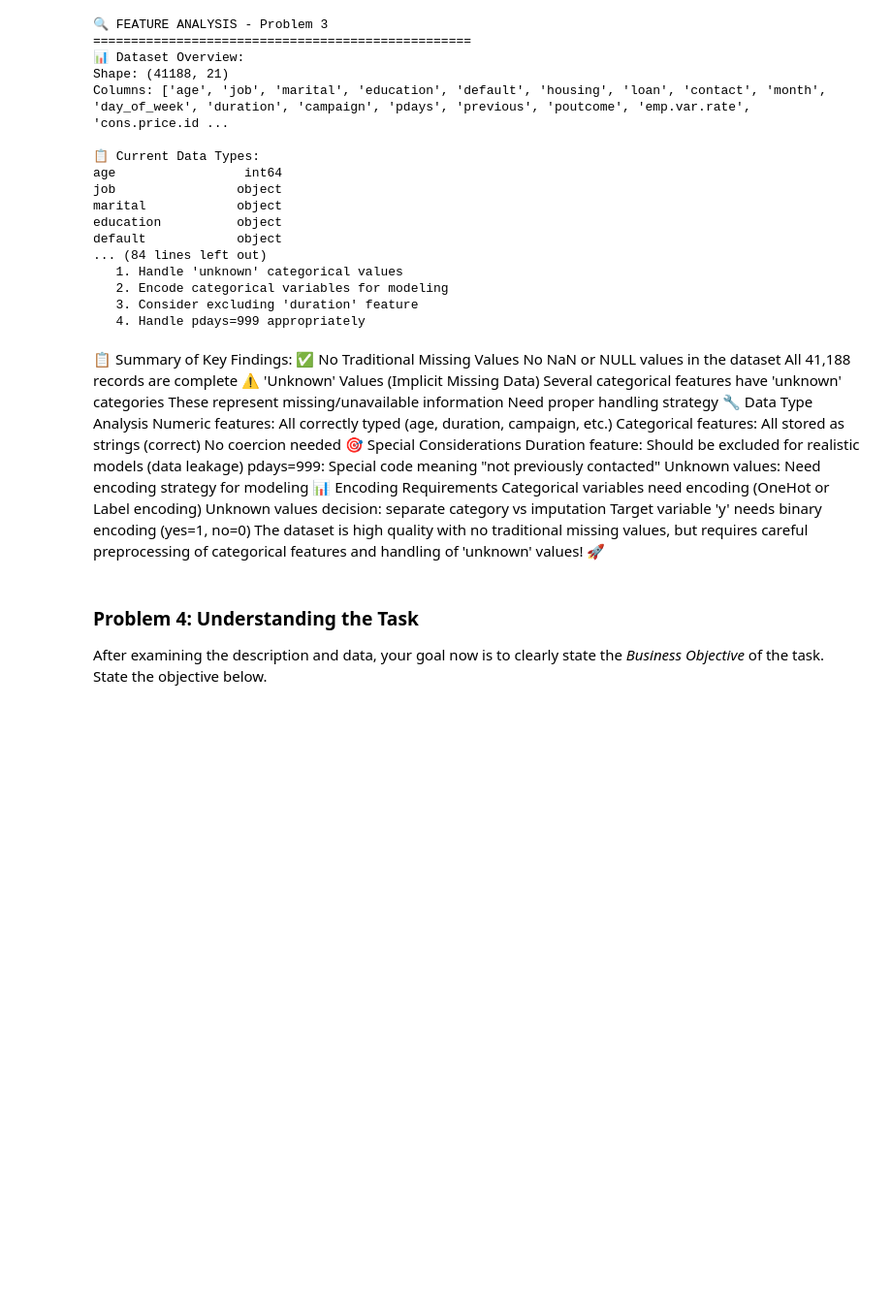
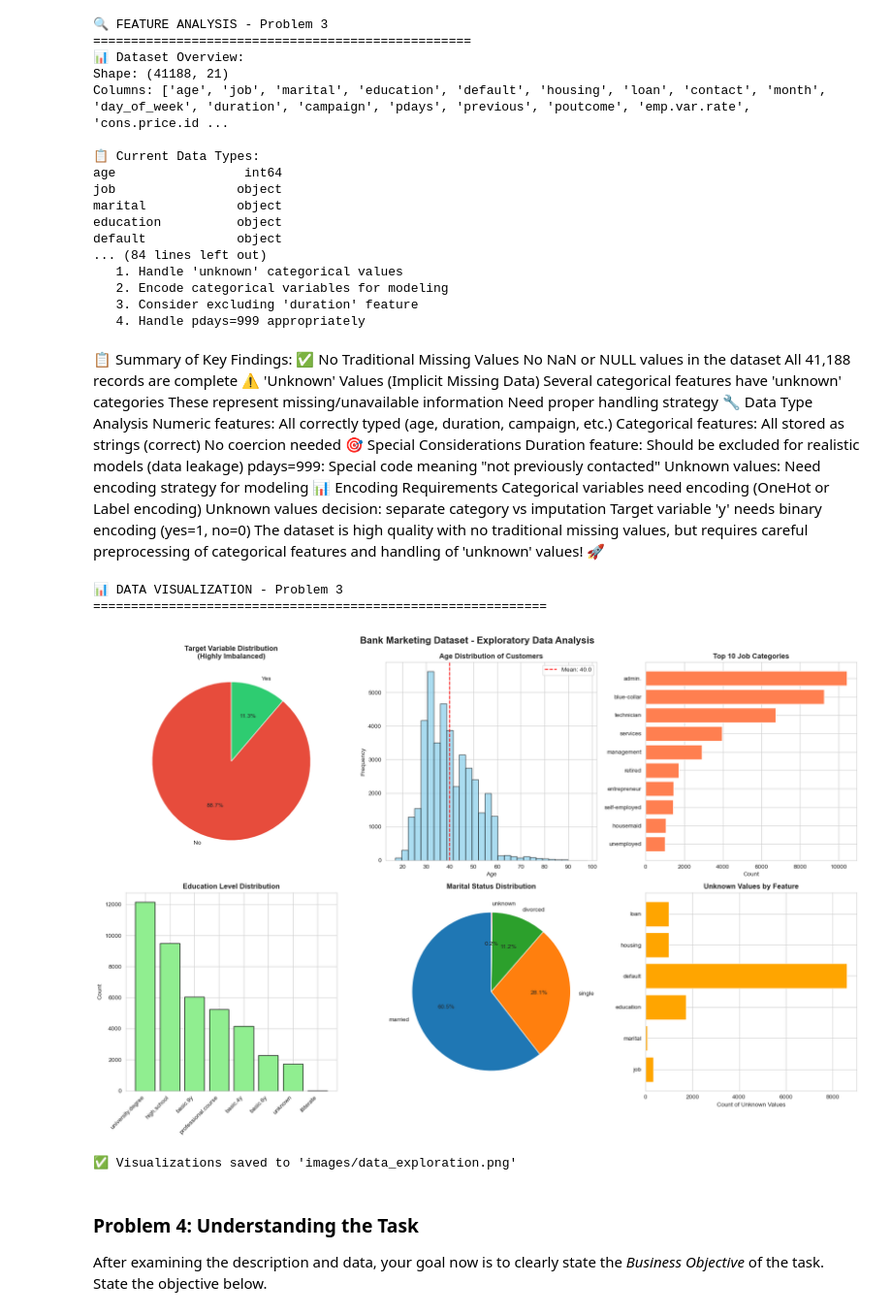
Before and after one commit to gaurav1der/ai-ml-project-work, a Jupyter notebook: submission/module-17/assignment-17.1/prompt_III.ipynb, the cells around one changed output. Shown at 97% size. Cells and saved outputs as stored; diff of their text form; code cells hidden in the pictures; blank space fills up the shorter version.

```diff
--- a/submission/module-17/assignment-17.1/prompt_III.ipynb
+++ b/submission/module-17/assignment-17.1/prompt_III.ipynb
@@ -245,6 +245,84 @@ Categorical variables need encoding (OneHot or Label encoding)
 Unknown values decision: separate category vs imputation
 Target variable 'y' needs binary encoding (yes=1, no=0)
 The dataset is high quality with no traditional missing values, but requires careful preprocessing of categorical features and handling of 'unknown' values! 🚀
+# %%
+import matplotlib.pyplot as plt
+import seaborn as sns
+
+print("\n📊 DATA VISUALIZATION - Problem 3")
+print("="*60)
+
+# Set style
+sns.set_style("whitegrid")
+plt.rcParams['figure.figsize'] = (15, 10)
+
+# Create subplots
+fig, axes = plt.subplots(2, 3, figsize=(18, 12))
+fig.suptitle('Bank Marketing Dataset - Exploratory Data Analysis', fontsize=16, fontweight='bold')
+
+# 1. Target Variable Distribution
+ax1 = axes[0, 0]
+target_counts = df['y'].value_counts()
+colors = ['#e74c3c', '#2ecc71']
+ax1.pie(target_counts, labels=['No', 'Yes'], autopct='%1.1f%%', colors=colors, startangle=90)
+ax1.set_title('Target Variable Distribution\n(Highly Imbalanced)', fontweight='bold')
+
+# 2. Age Distribution
+ax2 = axes[0, 1]
+ax2.hist(df['age'], bins=30, color='skyblue', edgecolor='black', alpha=0.7)
+ax2.axvline(df['age'].mean(), color='red', linestyle='--', label=f'Mean: {df["age"].mean():.1f}')
+ax2.set_xlabel('Age')
+ax2.set_ylabel('Frequency')
+ax2.set_title('Age Distribution of Customers', fontweight='bold')
+ax2.legend()
+
+# 3. Job Distribution (Top 10)
+ax3 = axes[0, 2]
+job_counts = df['job'].value_counts().head(10)
+ax3.barh(range(len(job_counts)), job_counts.values, color='coral')
+ax3.set_yticks(range(len(job_counts)))
+ax3.set_yticklabels(job_counts.index)
+ax3.set_xlabel('Count')
+ax3.set_title('Top 10 Job Categories', fontweight='bold')
+ax3.invert_yaxis()
+
+# 4. Education Level
+ax4 = axes[1, 0]
+education_counts = df['education'].value_counts()
+ax4.bar(range(len(education_counts)), education_counts.values, color='lightgreen', edgecolor='black')
+ax4.set_xticks(range(len(education_counts)))
+ax4.set_xticklabels(education_counts.index, rotation=45, ha='right')
+ax4.set_ylabel('Count')
+ax4.set_title('Education Level Distribution', fontweight='bold')
+
+# 5. Marital Status
+ax5 = axes[1, 1]
+marital_counts = df['marital'].value_counts()
+wedges, texts, autotexts = ax5.pie(marital_counts, labels=marital_counts.index,
+                                     autopct='%1.1f%%', startangle=90)
+ax5.set_title('Marital Status Distribution', fontweight='bold')
+
+# 6. Unknown Values Analysis
+ax6 = axes[1, 2]
+unknown_data = []
+for col in ['job', 'marital', 'education', 'default', 'housing', 'loan']:
+    unknown_count = (df[col] == 'unknown').sum()
+    unknown_data.append({'Feature': col, 'Unknown': unknown_count})
+unknown_df = pd.DataFrame(unknown_data)
+ax6.barh(unknown_df['Feature'], unknown_df['Unknown'], color='orange')
+ax6.set_xlabel('Count of Unknown Values')
+ax6.set_title('Unknown Values by Feature', fontweight='bold')
+
+plt.tight_layout()
+plt.savefig('images/data_exploration.png', dpi=300, bbox_inches='tight')
+plt.show()
+
+print("✅ Visualizations saved to 'images/data_exploration.png'")
+# %% [output]
+📊 DATA VISUALIZATION - Problem 3
+============================================================
+[figure, added]
+✅ Visualizations saved to 'images/data_exploration.png'
 # %% [markdown]
 ### Problem 4: Understanding the Task
 
```
Also changed, not shown: parts of 8 cells of this notebook.
